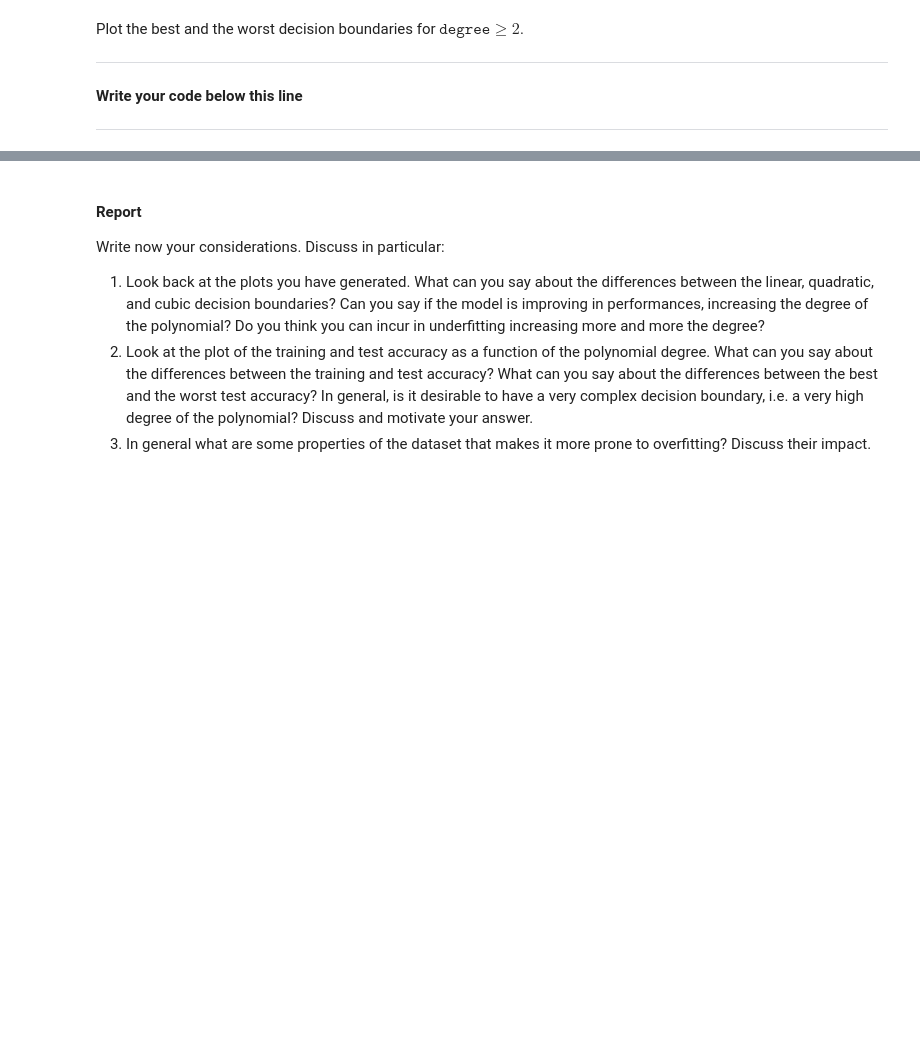
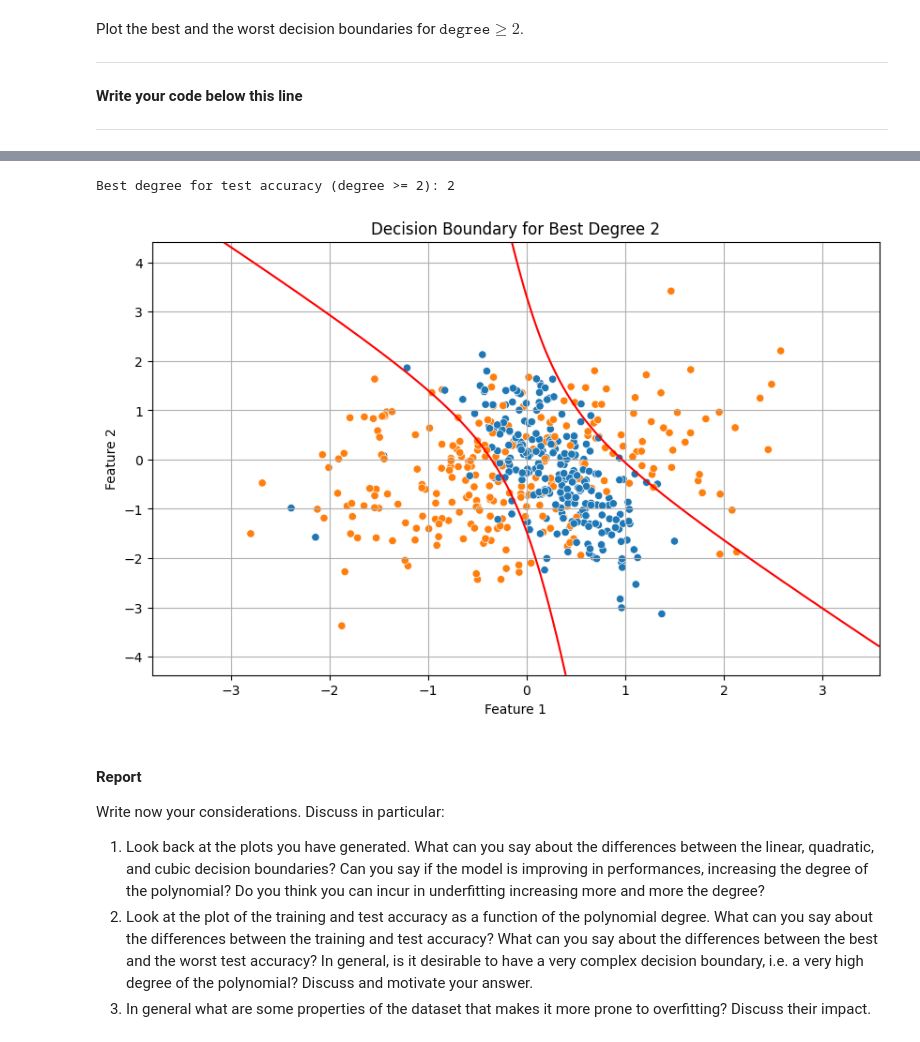
Before and after one commit to lorenzo-arcioni/Computer-Science-Sapienza, a Jupyter notebook: Foundation of Data Science/Homework02/HW2.ipynb, the cells around one changed output, grey strips where cells are left out. Saved outputs shown, nothing was run; the diff lists cells and outputs as text; code cells hidden in the pictures; blank space fills up the shorter version.

```diff
--- a/Foundation of Data Science/Homework02/HW2.ipynb
+++ b/Foundation of Data Science/Homework02/HW2.ipynb
@@ -728,5 +741,30 @@ Plot the best and the worst decision boundaries for $\texttt{degree} \geq 2$.
 # %%
 # Plot best model
+
+# Find the index of the best degree for test accuracy
+best_degree = degrees[accuracy_scores_train.index(max(accuracy_scores_train))]
+
+print(f"Best degree for test accuracy (degree >= 2): {best_degree}")
+
+# Fit the logistic regression model again using the best degree
+# Assuming the fit_polynomials function returns the fitted model as well
+
+best_model = LogisticRegression(num_features=get_polynomial(X, degree=best_degree).shape[1])
+fit(best_model, get_polynomial(X, degree=best_degree), y , lr=0.5, num_steps=500)
+
+# Now plot the decision boundary for the best degree
+plt.figure(figsize=(10, 6))
+plot_boundary_function(X, y, best_model.parameters, degree=best_degree)
+plt.title(f"Decision Boundary for Best Degree {best_degree}")
+plt.xlabel("Feature 1")
+plt.ylabel("Feature 2")
+plt.xlim(X[:, 1].min() - 1, X[:, 1].max() + 1)
+plt.ylim(X[:, 2].min() - 1, X[:, 2].max() + 1)
+plt.grid()
+plt.show()
+# %% [output]
+Best degree for test accuracy (degree >= 2): 2
+[figure, added]
 # %% [markdown]
 #### **Report**
 Write now your considerations. Discuss in particular:
```
Also changed, not shown: parts of 10 cells of this notebook.
